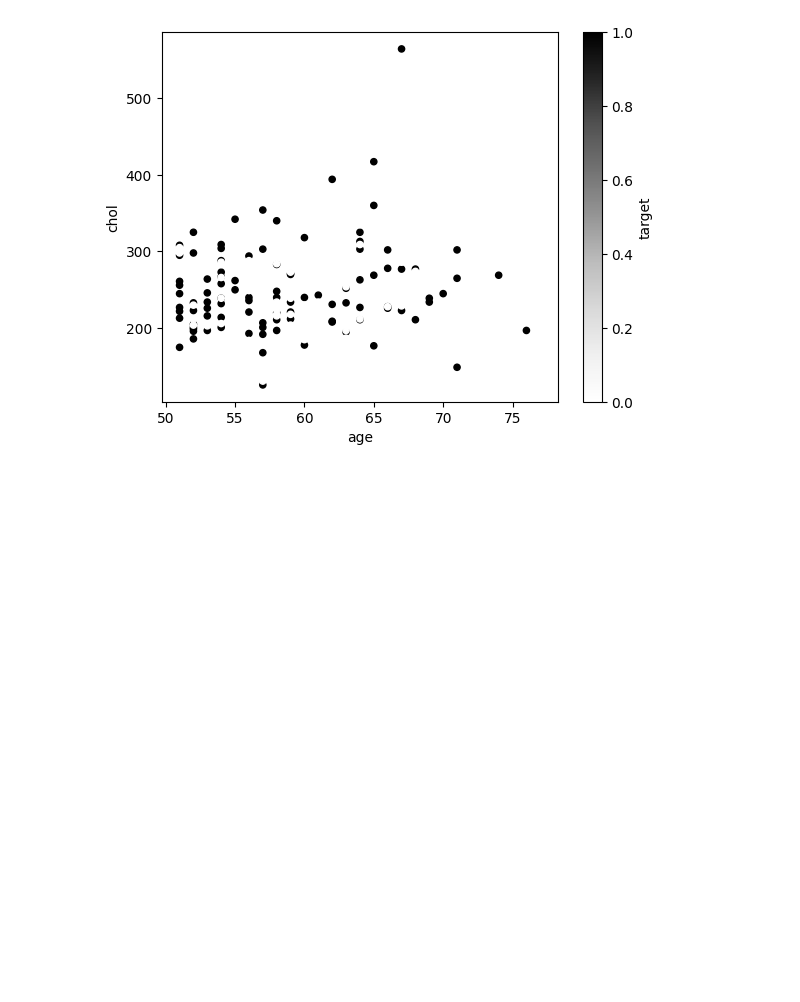
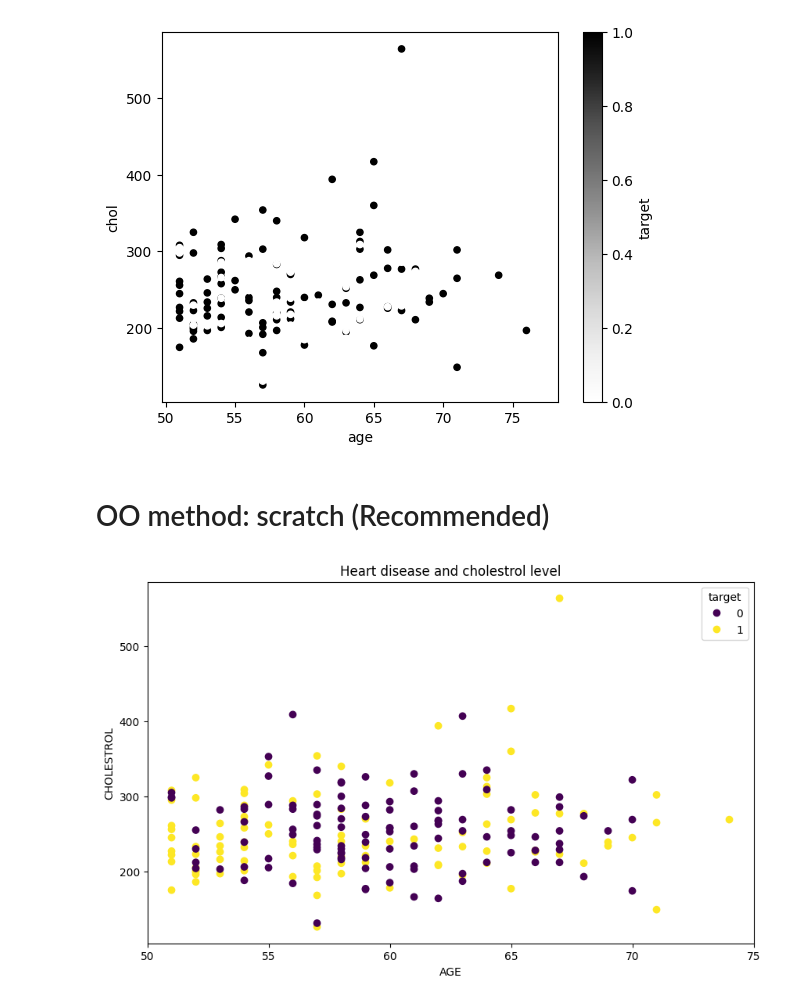
Before and after one commit to KhatiwadaPrajwal056/Data-Science-Libraries-, a Jupyter notebook: Matplotlib/matplotlib.ipynb, the cells around one changed output. Saved outputs shown, nothing was run; the diff lists cells and outputs as text; code cells hidden in the pictures; blank space fills up the shorter version.

```diff
--- a/Matplotlib/matplotlib.ipynb
+++ b/Matplotlib/matplotlib.ipynb
@@ -390,3 +393,21 @@ over50.plot.scatter(x="age",
             c="target");
 # %% [output]
 [figure]
+# %% [markdown]
+# OO method: scratch (Recommended)
+# %%
+#OO method from scratch:
+fig, ax= plt.subplots(figsize=(10,6))
+scatter=ax.scatter(x=over50["age"],
+           y=over50["chol"],
+          c=over50["target"])
+
+# make a labels:
+ax.set(title="Heart disease and cholestrol level",
+      xlabel="AGE",
+      ylabel="CHOLESTROL")
+# like the previous one there is a legend on the left side, lets put that too
+ax.legend(*scatter.legend_elements(),title="target")
+ax.set_xlim(50,75);  #Set the x-axis view limits.
+# %% [output]
+[figure, added]
```
Also changed, not shown: parts of 4 cells of this notebook.
